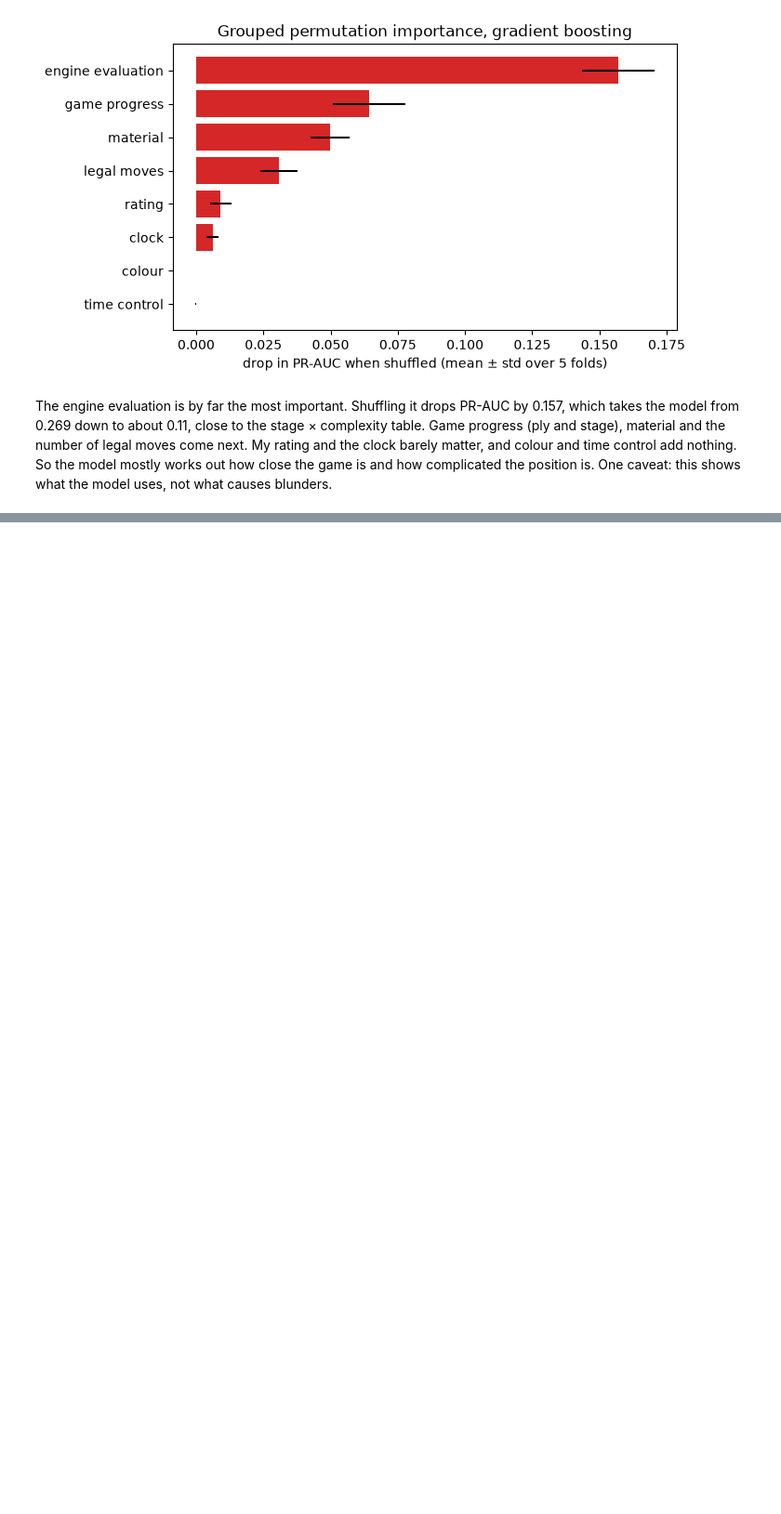
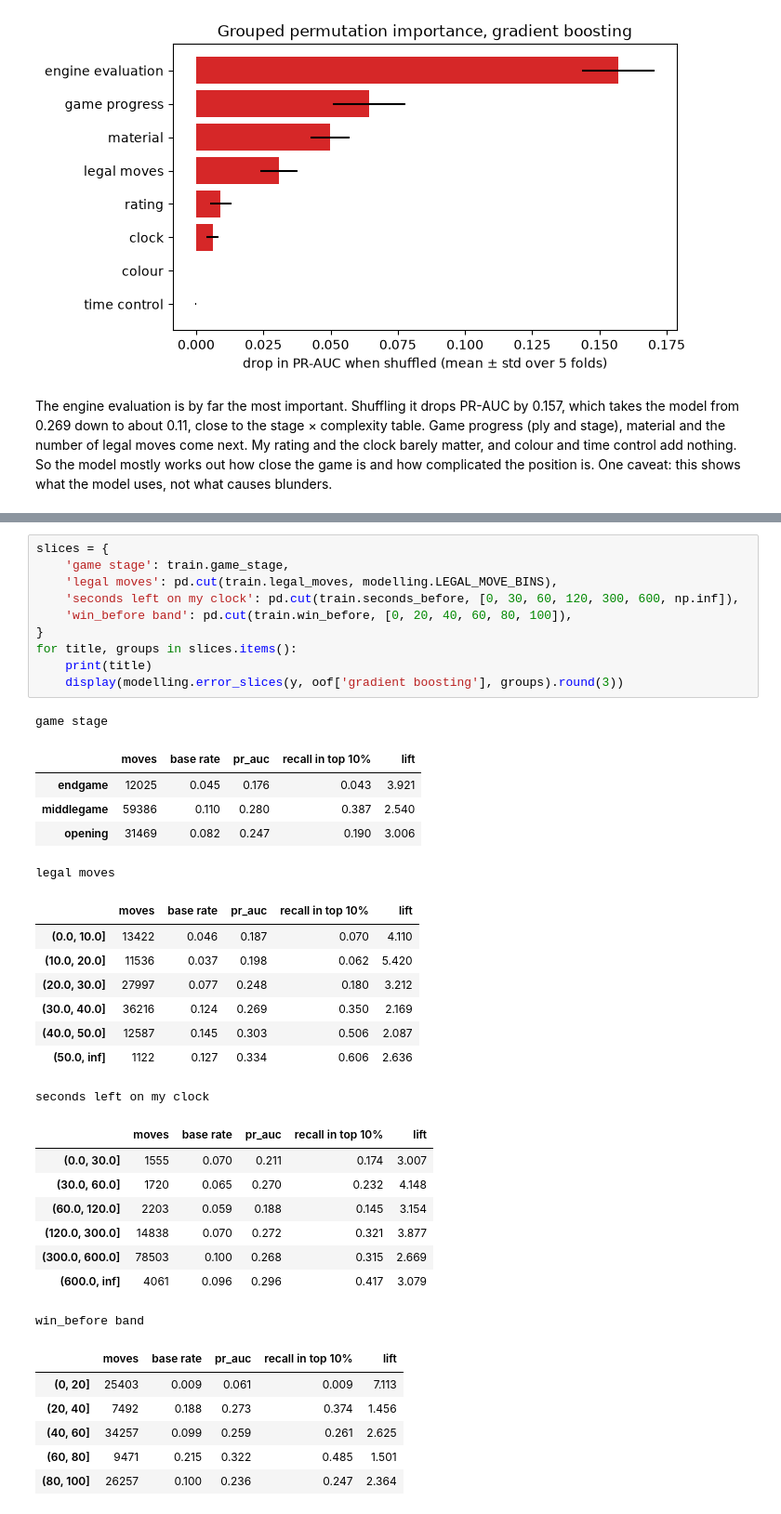
Before and after one commit to patrick-oreilly/chess-blunder-risk, a Jupyter notebook: notebooks/04_model_comparison.ipynb, the cells around one changed output, grey strips where cells are left out. Shown at 93% size. Cells and saved outputs as stored; diff of their text form; blank space fills up the shorter version.

Commit message:
Add error analysis by slice

```diff
--- a/notebooks/04_model_comparison.ipynb
+++ b/notebooks/04_model_comparison.ipynb
@@ -550,0 +559,39 @@ blunders.
+# %%
+slices = {
+    'game stage': train.game_stage,
+    'legal moves': pd.cut(train.legal_moves, modelling.LEGAL_MOVE_BINS),
+    'seconds left on my clock': pd.cut(train.seconds_before, [0, 30, 60, 120, 300, 600, np.inf]),
+    'win_before band': pd.cut(train.win_before, [0, 20, 40, 60, 80, 100]),
+}
+for title, groups in slices.items():
+    print(title)
+    display(modelling.error_slices(y, oof['gradient boosting'], groups).round(3))
+# %% [output]
+game stage
+|  | moves | base rate | pr_auc | recall in top 10% | lift |
+| endgame | 12025 | 0.045 | 0.176 | 0.043 | 3.921 |
+| middlegame | 59386 | 0.110 | 0.280 | 0.387 | 2.540 |
+| opening | 31469 | 0.082 | 0.247 | 0.190 | 3.006 |
+legal moves
+|  | moves | base rate | pr_auc | recall in top 10% | lift |
+| (0.0, 10.0] | 13422 | 0.046 | 0.187 | 0.070 | 4.110 |
+| (10.0, 20.0] | 11536 | 0.037 | 0.198 | 0.062 | 5.420 |
+| (20.0, 30.0] | 27997 | 0.077 | 0.248 | 0.180 | 3.212 |
+| (30.0, 40.0] | 36216 | 0.124 | 0.269 | 0.350 | 2.169 |
+| (40.0, 50.0] | 12587 | 0.145 | 0.303 | 0.506 | 2.087 |
+| (50.0, inf] | 1122 | 0.127 | 0.334 | 0.606 | 2.636 |
+seconds left on my clock
+|  | moves | base rate | pr_auc | recall in top 10% | lift |
+| (0.0, 30.0] | 1555 | 0.070 | 0.211 | 0.174 | 3.007 |
+| (30.0, 60.0] | 1720 | 0.065 | 0.270 | 0.232 | 4.148 |
+| (60.0, 120.0] | 2203 | 0.059 | 0.188 | 0.145 | 3.154 |
+| (120.0, 300.0] | 14838 | 0.070 | 0.272 | 0.321 | 3.877 |
+| (300.0, 600.0] | 78503 | 0.100 | 0.268 | 0.315 | 2.669 |
+| (600.0, inf] | 4061 | 0.096 | 0.296 | 0.417 | 3.079 |
+win_before band
+|  | moves | base rate | pr_auc | recall in top 10% | lift |
+| (0, 20] | 25403 | 0.009 | 0.061 | 0.009 | 7.113 |
+| (20, 40] | 7492 | 0.188 | 0.273 | 0.374 | 1.456 |
+| (40, 60] | 34257 | 0.099 | 0.259 | 0.261 | 2.625 |
+| (60, 80] | 9471 | 0.215 | 0.322 | 0.485 | 1.501 |
+| (80, 100] | 26257 | 0.100 | 0.236 | 0.247 | 2.364 |
```
Also changed, not shown: parts of 2 cells of this notebook.
